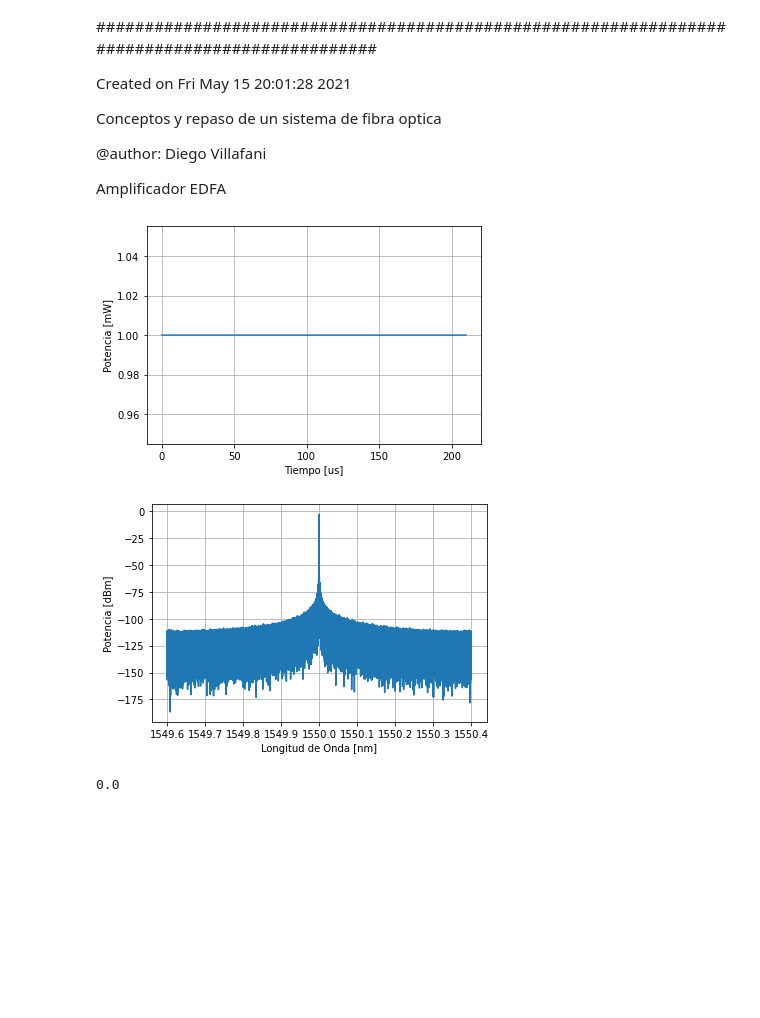
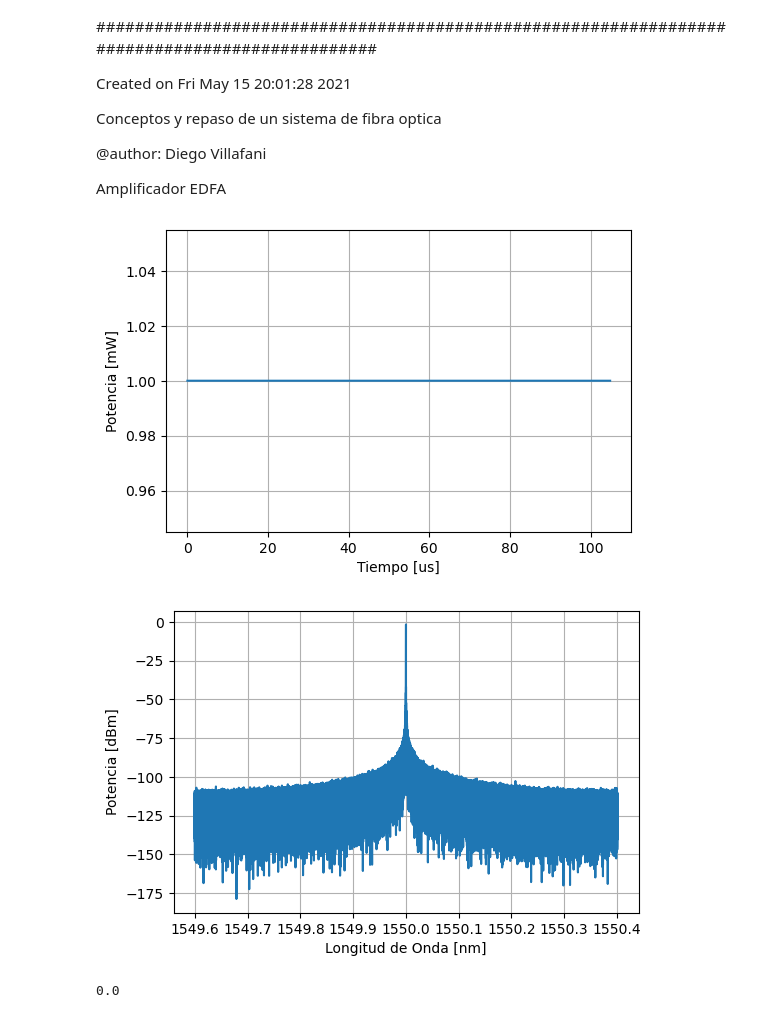
Before and after one commit to DiegoVillafani1/Red-de-transporte-de-fibra-optica-para-5G, a Jupyter notebook: 5G_clase_5.ipynb, the cells around one changed output. Cells and saved outputs as stored; diff of their text form; code cells hidden in the pictures; blank space fills up the shorter version.

```diff
--- a/5G_clase_5.ipynb
+++ b/5G_clase_5.ipynb
@@ -37,7 +37,7 @@ Potencia_mw=10**(Potencia_dBm/10)   #Potencia en mW
 c  = 2.99792458e8                   #Velocidad de la luz
 Frequencia_del_laser=c/Longitud_de_onda_del_laser_central    #Frequencia del Laser en Hz
 frequencia_de_muestreo=2*50e9 #Span del OSA o rango de frequencias donde veremos la señal
-numero_de_muestras=2**21
+numero_de_muestras=2**20
 
 dt_samp=1/frequencia_de_muestreo #Delta del tiempo entre muestras
 
@@ -58,35 +58,35 @@ Laser_CW=np.sqrt(Potencia_mw*np.ones(numero_de_muestras)) #Laser CW= constant Wa
 #Phase noise
 varianza_de_fase = 2*np.pi*(100e3)*dt_samp
 fase_con_ruido=np.cumsum(np.sqrt(varianza_de_fase)*np.random.randn(numero_de_muestras))
 
 #Laser Simulado en el tiempo
 Laser=Laser_CW*np.exp(1j*2*np.pi*Sintonizar_Laser*Vector_tiempo+1j*fase_con_ruido)
 
 #Convirtiendo la señal del tiempo a frequencia con FFT
 
 Espectro=(np.abs(np.sqrt(dt_samp/numero_de_muestras)*np.fft.fft(Laser))**2)*(1/Tiempo_total)
 Espectro_fft=np.append(Espectro[int(numero_de_muestras/2):numero_de_muestras],Espectro[0:int(numero_de_muestras/2)])
 
 
 #Graficando el laser continuo en el tiempo
 plt.grid(True)
 plt.plot(Vector_tiempo*10e6,(np.abs(Laser)**2))
 plt.ticklabel_format(useOffset=False)
 plt.ylabel('Potencia [mW]')
 plt.xlabel('Tiempo [us]')
 plt.show()
 
 #Graficando el espectro
 plt.grid(True)
 #plt.plot(Vector_frequencia/1e12,10*np.log10(Espectro_fft))
 plt.plot(Vector_Longitud_de_onda*1e9,10*np.log10(Espectro_fft))
 plt.ticklabel_format(useOffset=False)
 plt.ylabel('Potencia [dBm]')
 plt.xlabel('Longitud de Onda [nm]')
 plt.show()
 # %% [output]
-[figure, old version]
+[figure, new version]
-[figure, old version]
+[figure, new version]
 # %%
 #Potencia total:
 P_mean = np.mean(np.abs(Laser)**2)
```
Also changed, not shown: parts of 5 cells of this notebook.
